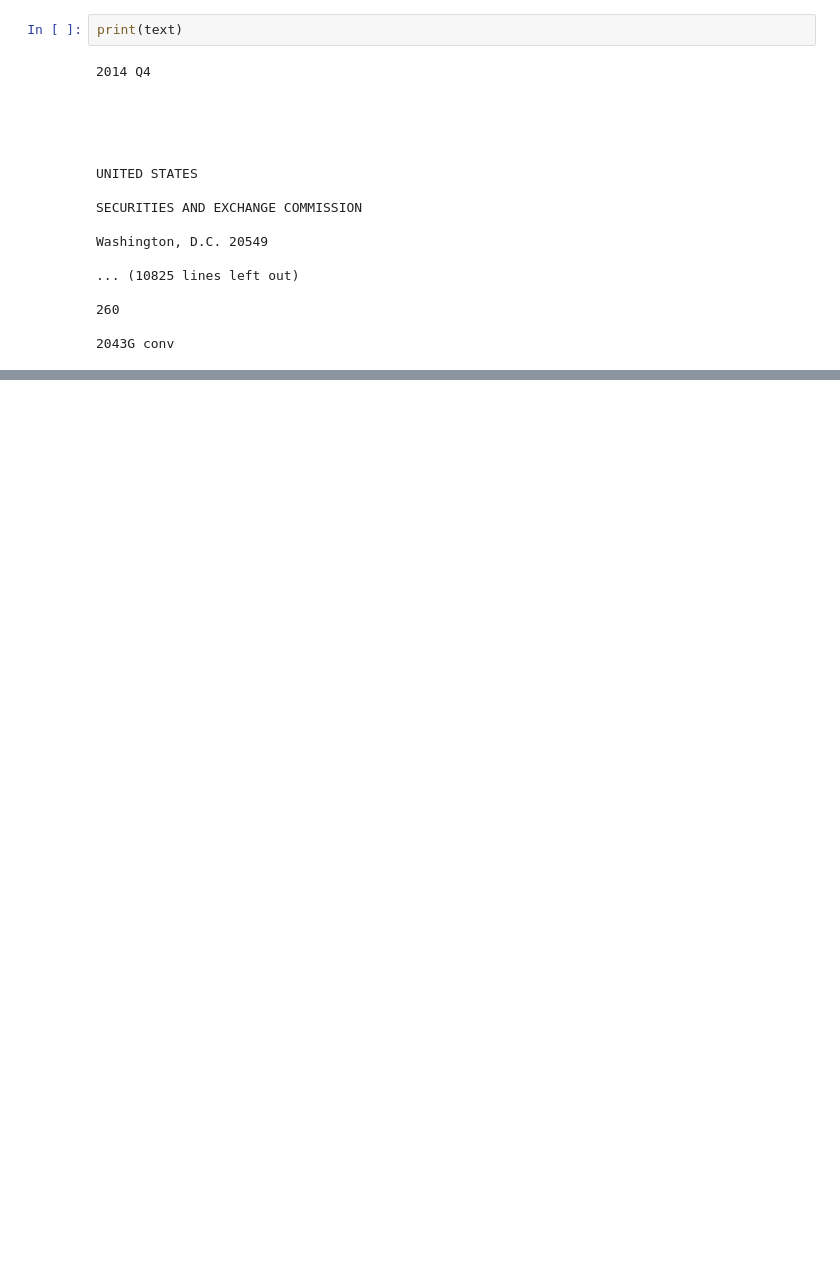
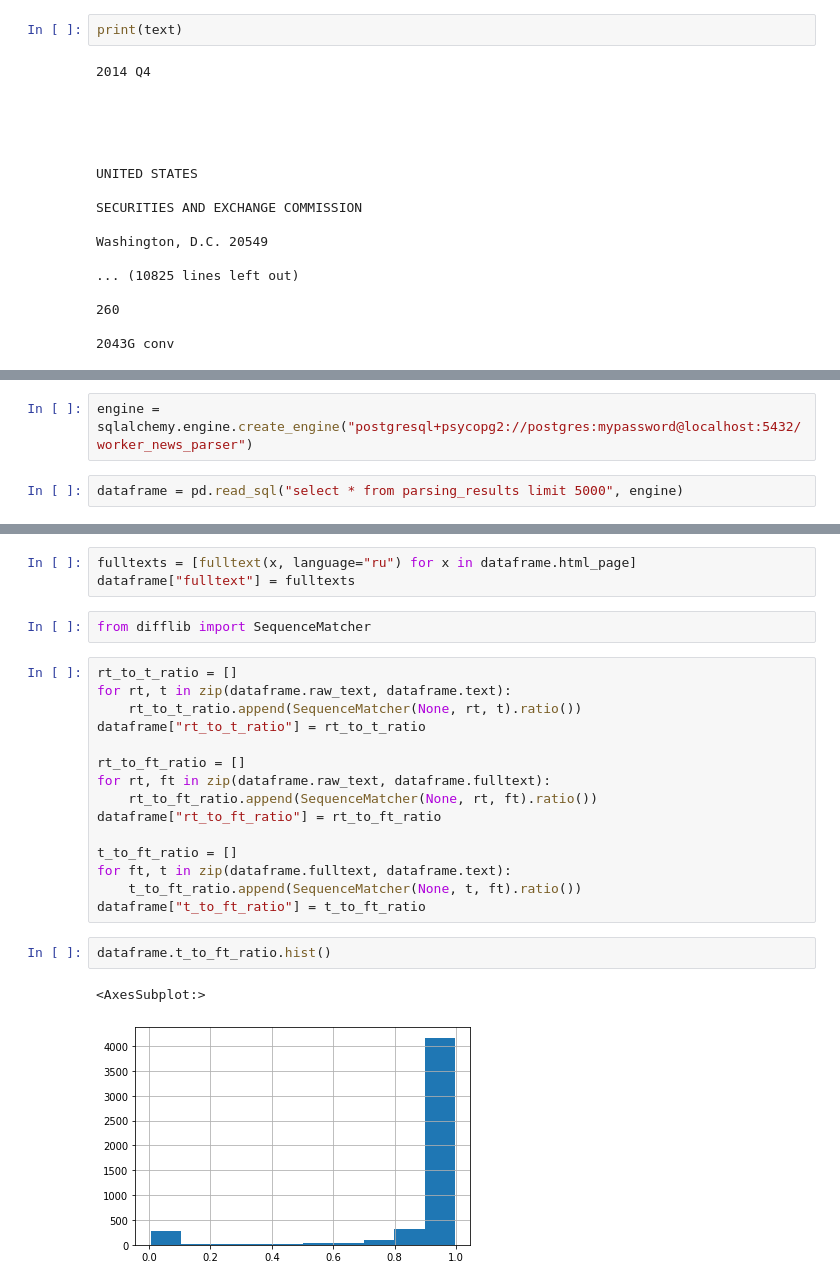
Before and after one commit to tomateit/noisemon, a Jupyter notebook: notebooks/boilerplate_elimination.ipynb, the cells around one changed output, grey strips where cells are left out. Drawn from its saved outputs; the diff is of its cells as text; blank space fills up the shorter version.

```diff
--- a/notebooks/boilerplate_elimination.ipynb
+++ b/notebooks/boilerplate_elimination.ipynb
@@ -52,0 +62,4 @@ Washington, D.C. 20549
+# %%
+engine = sqlalchemy.engine.create_engine("postgresql+psycopg2://postgres:mypassword@localhost:5432/worker_news_parser")
+# %%
+dataframe = pd.read_sql("select * from parsing_results limit 5000", engine)
@@ -52,0 +83,25 @@ Washington, D.C. 20549
+# %%
+fulltexts = [fulltext(x, language="ru") for x in dataframe.html_page]
+dataframe["fulltext"] = fulltexts
+# %%
+from difflib import SequenceMatcher
+# %%
+rt_to_t_ratio = []
+for rt, t in zip(dataframe.raw_text, dataframe.text):
+    rt_to_t_ratio.append(SequenceMatcher(None, rt, t).ratio())
+dataframe["rt_to_t_ratio"] = rt_to_t_ratio
+
+rt_to_ft_ratio = []
+for rt, ft in zip(dataframe.raw_text, dataframe.fulltext):
+    rt_to_ft_ratio.append(SequenceMatcher(None, rt, ft).ratio())
+dataframe["rt_to_ft_ratio"] = rt_to_ft_ratio
+
+t_to_ft_ratio = []
+for ft, t in zip(dataframe.fulltext, dataframe.text):
+    t_to_ft_ratio.append(SequenceMatcher(None, t, ft).ratio())
+dataframe["t_to_ft_ratio"] = t_to_ft_ratio
+# %%
+dataframe.t_to_ft_ratio.hist()
+# %% [output]
+<AxesSubplot:>
+[figure, added]
```
Also changed, not shown: parts of 7 cells of this notebook, 3 other files.
